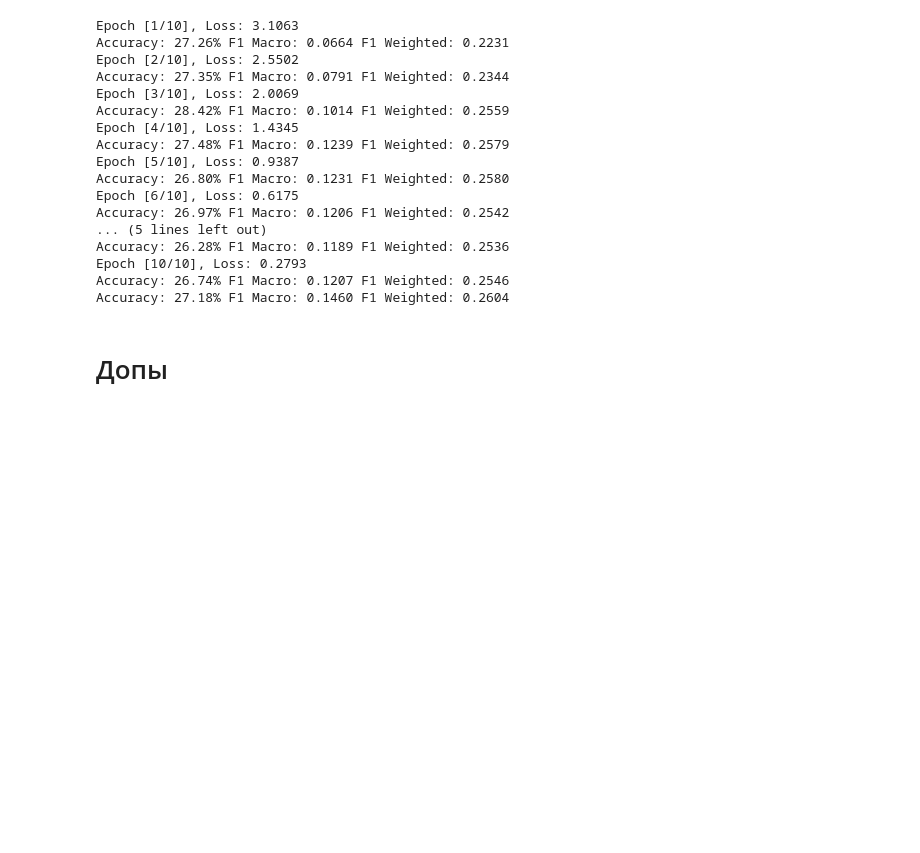
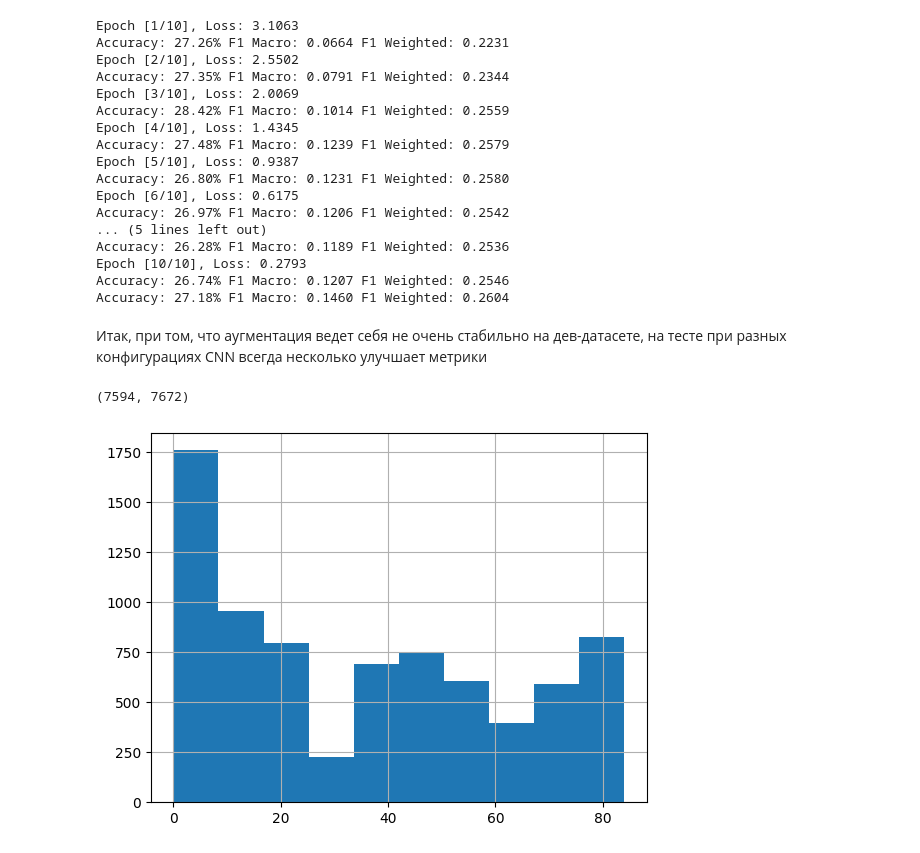
Before and after one commit to astatarinov/university, a Jupyter notebook: NLP/hw1/hw1.ipynb, the cells around one changed output. Saved outputs shown, nothing was run; the diff lists cells and outputs as text; code cells hidden in the pictures; blank space fills up the shorter version.

```diff
--- a/NLP/hw1/hw1.ipynb
+++ b/NLP/hw1/hw1.ipynb
@@ -1287,5 +1273,13 @@ Accuracy: 26.28% F1 Macro: 0.1189 F1 Weighted: 0.2536
 Epoch [10/10], Loss: 0.2793
 Accuracy: 26.74% F1 Macro: 0.1207 F1 Weighted: 0.2546
 Accuracy: 27.18% F1 Macro: 0.1460 F1 Weighted: 0.2604
-# %% [markdown]
-# Допы
+# %% [markdown]
+Итак, при том, что аугментация ведет себя не очень стабильно на дев-датасете, на тесте при разных конфигурациях CNN всегда несколько улучшает метрики
+# %%
+pd_dev.shape[0], pd_test.shape[0]
+# %% [output]
+(7594, 7672)
+# %%
+pd_dev['class'].hist();
+# %% [output]
+[figure, added]
```
Also changed, not shown: parts of 25 cells of this notebook.
